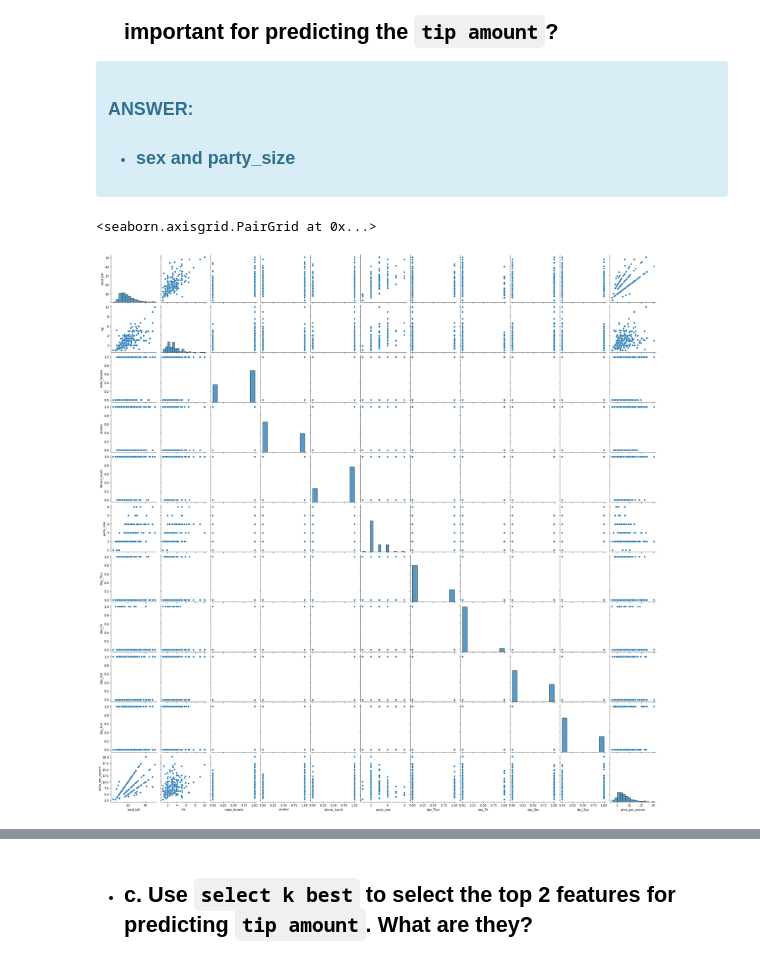
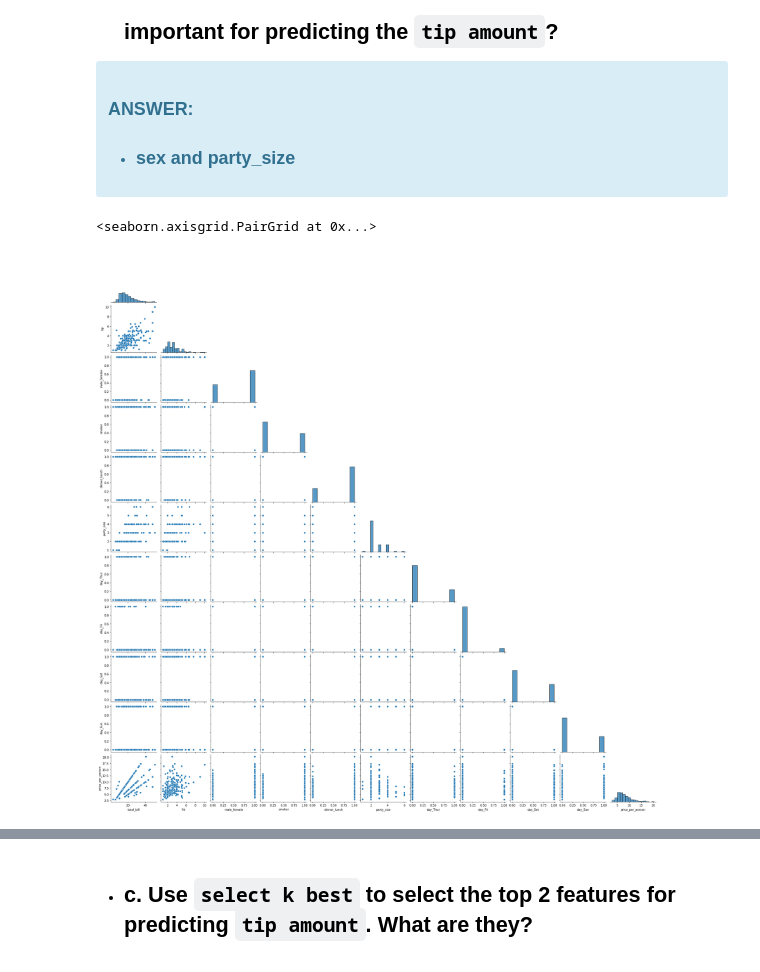
Before and after one commit to QMCBT-JustinEvans/regression-exercises, a Jupyter notebook: feature_engineering.ipynb, the cells around one changed output, grey strips where cells are left out. Drawn from its saved outputs; the diff is of its cells as text; code cells hidden in the pictures.

```diff
--- a/feature_engineering.ipynb
+++ b/feature_engineering.ipynb
@@ -288,10 +347,10 @@ df
 * ### sex and party_size
 # %%
 # PairPlot
-sns.pairplot(data=df)
+sns.pairplot(data=df, corner=True)
 # %% [output]
 <seaborn.axisgrid.PairGrid at 0x...>
-[figure, old version]
+[figure, new version]
 # %%
 df.corr()
 # %% [output]
```
Also changed, not shown: parts of 44 cells of this notebook, 4 other files.
